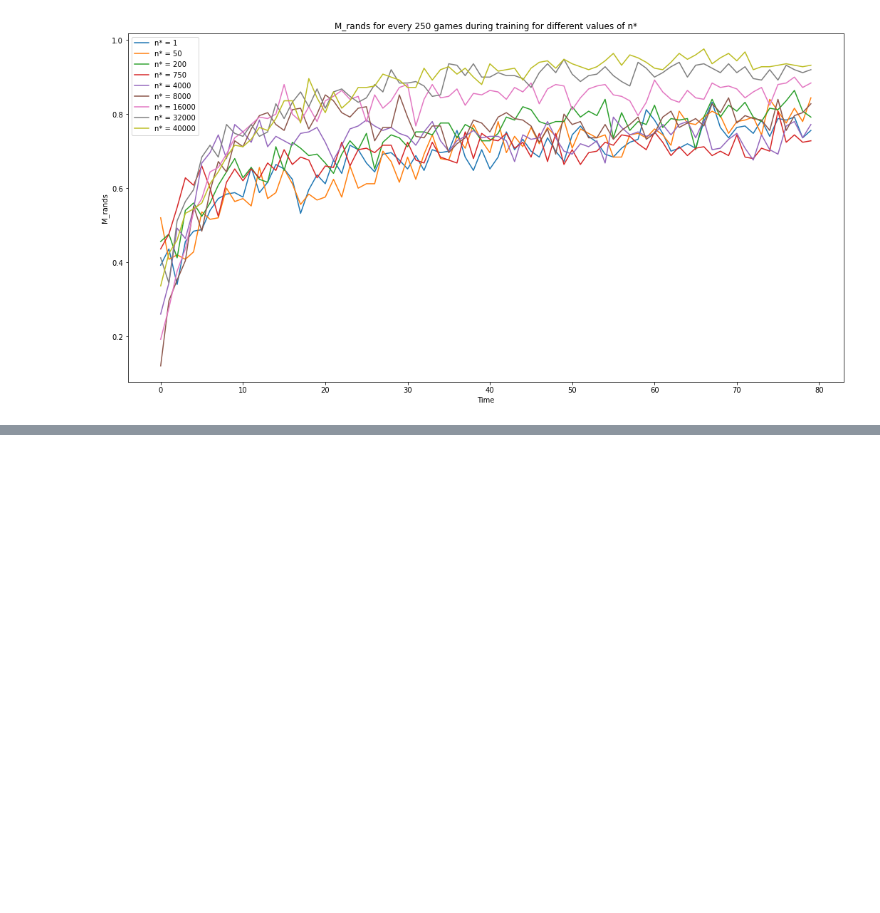
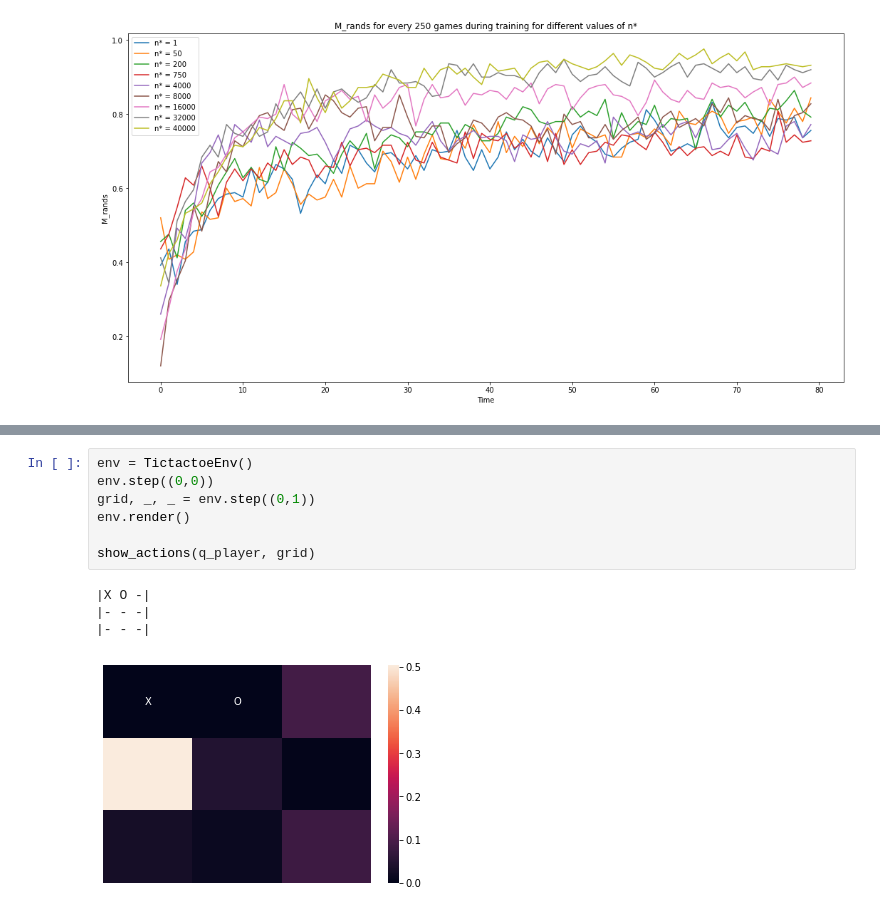
Before and after one commit to thurgarion2/tictactoe, a Jupyter notebook: tic_tac_toe.ipynb, the cells around one changed output, grey strips where cells are left out. Cells and saved outputs as stored; diff of their text form; blank space fills up the shorter version.

```diff
--- a/tic_tac_toe.ipynb
+++ b/tic_tac_toe.ipynb
@@ -846,0 +941,12 @@ plt.show()
+# %%
+env = TictactoeEnv()
+env.step((0,0))
+grid, _, _ = env.step((0,1))
+env.render()
+
+show_actions(q_player, grid)
+# %% [output]
+|X O -|
+|- - -|
+|- - -|
+[figure, added]
```
Also changed, not shown: parts of 25 cells of this notebook, 1 other file.
